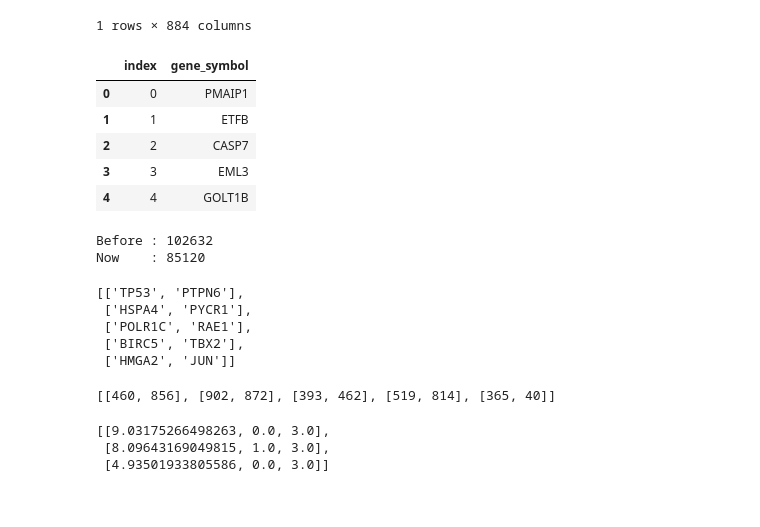
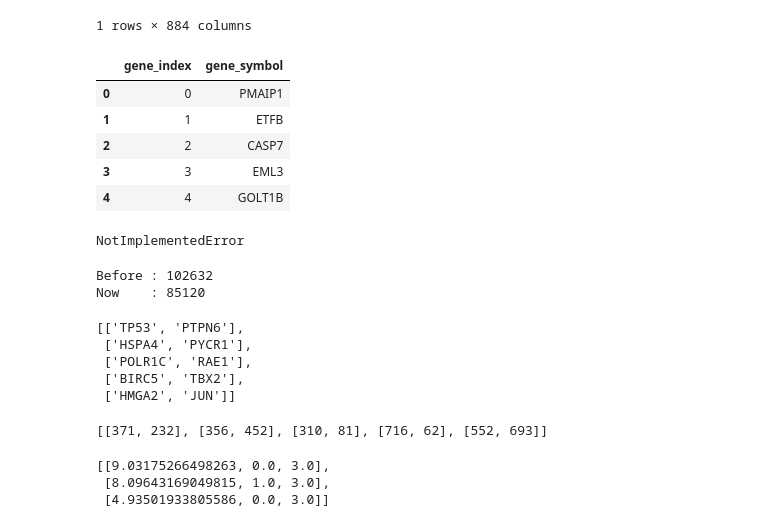
Before and after one commit to PeeteKeesel/gnn-for-drug-response-prediction, a Jupyter notebook: 07_Linking.ipynb, the cells around one changed output. Saved outputs shown, nothing was run; the diff lists cells and outputs as text; code cells hidden in the pictures.

```diff
--- a/07_Linking.ipynb
+++ b/07_Linking.ipynb
@@ -695,17 +701,23 @@ cnv_picnic_example_row
 # %%
 # Order gene columns in such a way that they correspond to the orders of the input_vec.
 
 # For each gene column get the índex from the langmark genes.
-genes_with_index = pd.DataFrame({'gene_symbol': gene_expr_example_row.columns[14:]}).reset_index()
+genes_with_index = pd.DataFrame({'gene_symbol': gene_expr_example_row.columns[14:]})\
+    .reset_index()\
+    .rename(columns={'index': 'gene_index'})
 genes_with_index.head(5)
 # UNIQ_LANDMARK_GENES.head(5)
 # %% [output]
-|  | index | gene_symbol |
+|  | gene_index | gene_symbol |
 | 0 | 0 | PMAIP1 |
 | 1 | 1 | ETFB |
 | 2 | 2 | CASP7 |
 | 3 | 3 | EML3 |
 | 4 | 4 | GOLT1B |
+# %%
+gene_symbol_tuples
+# %% [output]
+NotImplementedError
 # %%
 # Only take the neighbor tuples where both genes are in the set of gene columns.
 input_vec_example = [[neigh[0], neigh[1]] for neigh in gene_symbol_tuples if (neigh[0] in genes_with_index.gene_symbol.values) & (neigh[1] in genes_with_index.gene_symbol.values) ]
@@ -721,12 +733,12 @@ Now    : 85120
  ['BIRC5', 'TBX2'],
  ['HMGA2', 'JUN']]
 # %%
-transform_gene_tuple_to_index_tuple = lambda x : [UNIQ_LANDMARK_GENES[UNIQ_LANDMARK_GENES.Symbol==x[0]]['index'].values[0],
-                                                UNIQ_LANDMARK_GENES[UNIQ_LANDMARK_GENES.Symbol==x[1]]['index'].values[0]]
+transform_gene_tuple_to_index_tuple = lambda x : [genes_with_index[genes_with_index.gene_symbol==x[0]]['gene_index'].values[0],
+                                                  genes_with_index[genes_with_index.gene_symbol==x[1]]['gene_index'].values[0]]
 input_vec_example_as_indeces = [transform_gene_tuple_to_index_tuple(tup) for tup in input_vec_example]
 input_vec_example_as_indeces[:5]
 # %% [output]
-[[460, 856], [902, 872], [393, 462], [519, 814], [365, 40]]
+[[371, 232], [356, 452], [310, 81], [716, 62], [552, 693]]
 # %%
 # Check that all gene columns are also in the landmark genes set.
 assert set(gene_expr_example_row.columns[14:]).issubset(set(UNIQ_LANDMARK_GENES.Symbol.values)), "Not all gene symbol columns of Gene Expr are in the landmark genes."
```
Also changed, not shown: parts of 27 cells of this notebook, 1 other file.
